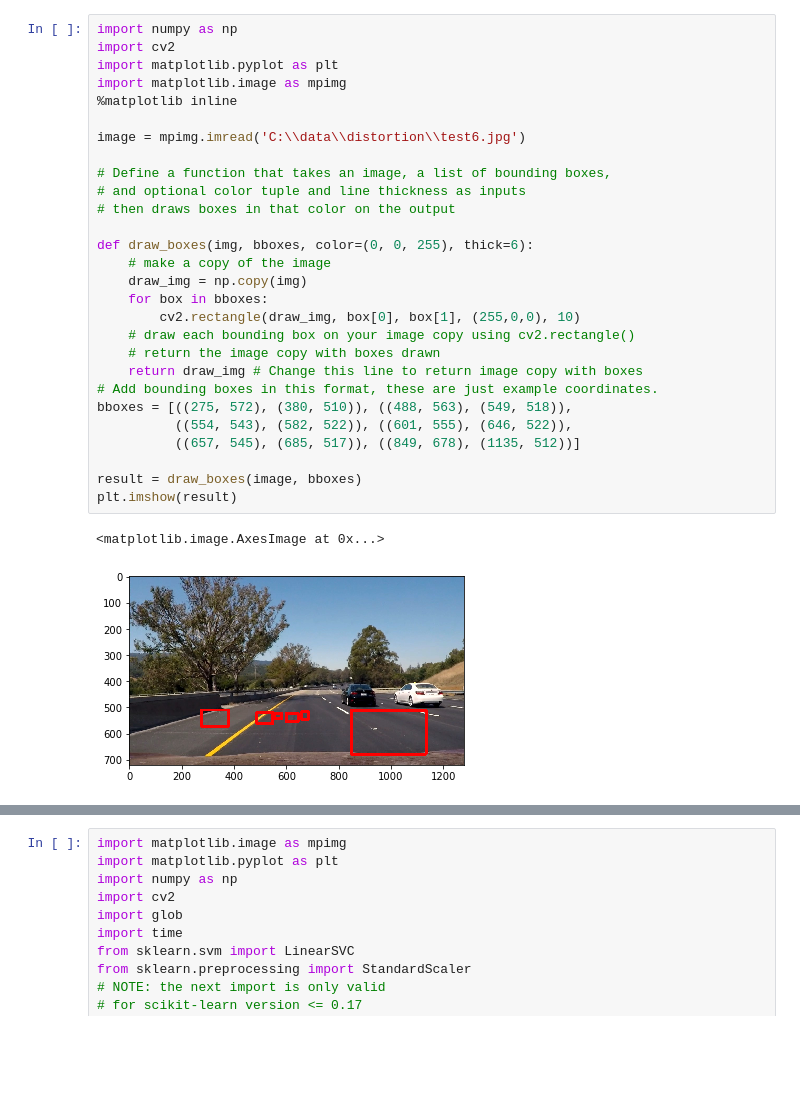
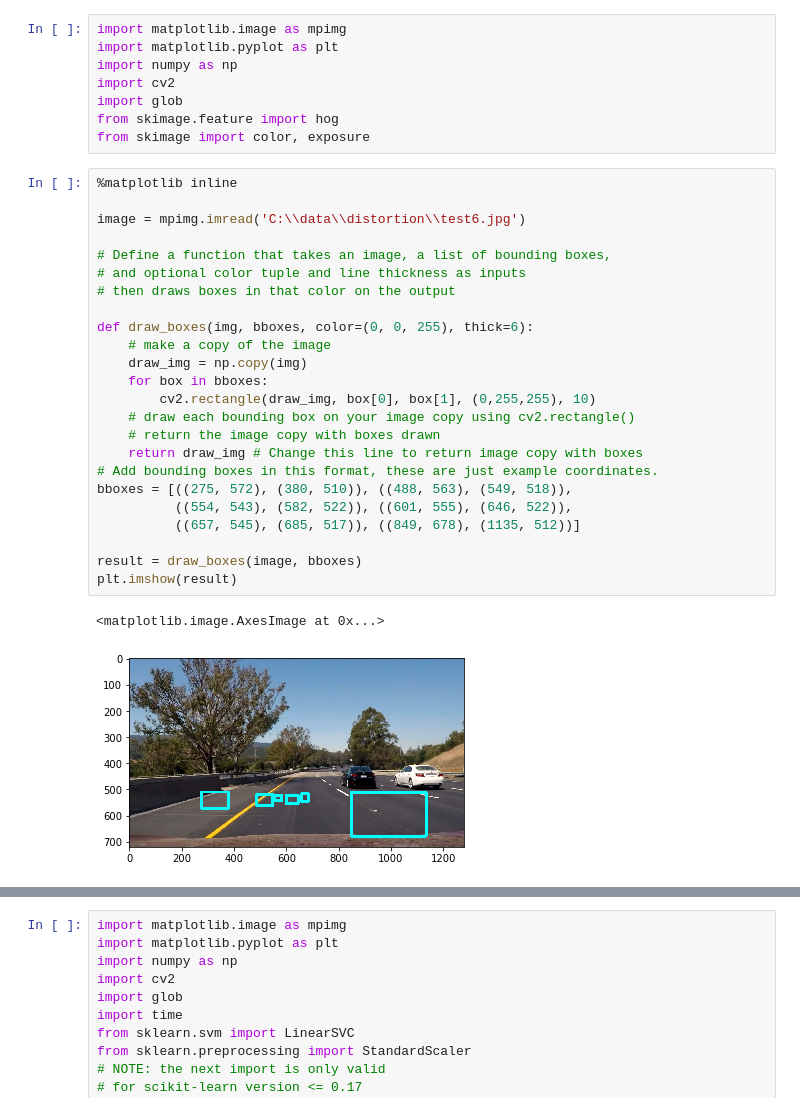
Before and after one commit to shmulik-willinger/vehicle-detection, a Jupyter notebook: Vehicle_Detection_and_Tracking.ipynb, the cells around one changed output, grey strips where cells are left out. Saved outputs shown, nothing was run; the diff lists cells and outputs as text; blank space fills up the shorter version.

```diff
--- a/Vehicle_Detection_and_Tracking.ipynb
+++ b/Vehicle_Detection_and_Tracking.ipynb
@@ -1,34 +1,38 @@
+# %%
+import matplotlib.image as mpimg
+import matplotlib.pyplot as plt
+import numpy as np
+import cv2
+import glob
+from skimage.feature import hog
+from skimage import color, exposure
 # %%
-import numpy as np
-import cv2
-import matplotlib.pyplot as plt
-import matplotlib.image as mpimg
 %matplotlib inline
 
 image = mpimg.imread('C:\\data\\distortion\\test6.jpg')
 
 # Define a function that takes an image, a list of bounding boxes,
 # and optional color tuple and line thickness as inputs
 # then draws boxes in that color on the output
 
 def draw_boxes(img, bboxes, color=(0, 0, 255), thick=6):
     # make a copy of the image
     draw_img = np.copy(img)
     for box in bboxes:
-        cv2.rectangle(draw_img, box[0], box[1], (255,0,0), 10)
+        cv2.rectangle(draw_img, box[0], box[1], (0,255,255), 10)
     # draw each bounding box on your image copy using cv2.rectangle()
     # return the image copy with boxes drawn
     return draw_img # Change this line to return image copy with boxes
 # Add bounding boxes in this format, these are just example coordinates.
 bboxes = [((275, 572), (380, 510)), ((488, 563), (549, 518)),
           ((554, 543), (582, 522)), ((601, 555), (646, 522)),
           ((657, 545), (685, 517)), ((849, 678), (1135, 512))]
 
 result = draw_boxes(image, bboxes)
 plt.imshow(result)
 # %% [output]
 <matplotlib.image.AxesImage at 0x...>
-[figure, old version]
+[figure, new version]
 # %%
 import numpy as np
 import cv2
```
Also changed, not shown: parts of 10 cells of this notebook.
